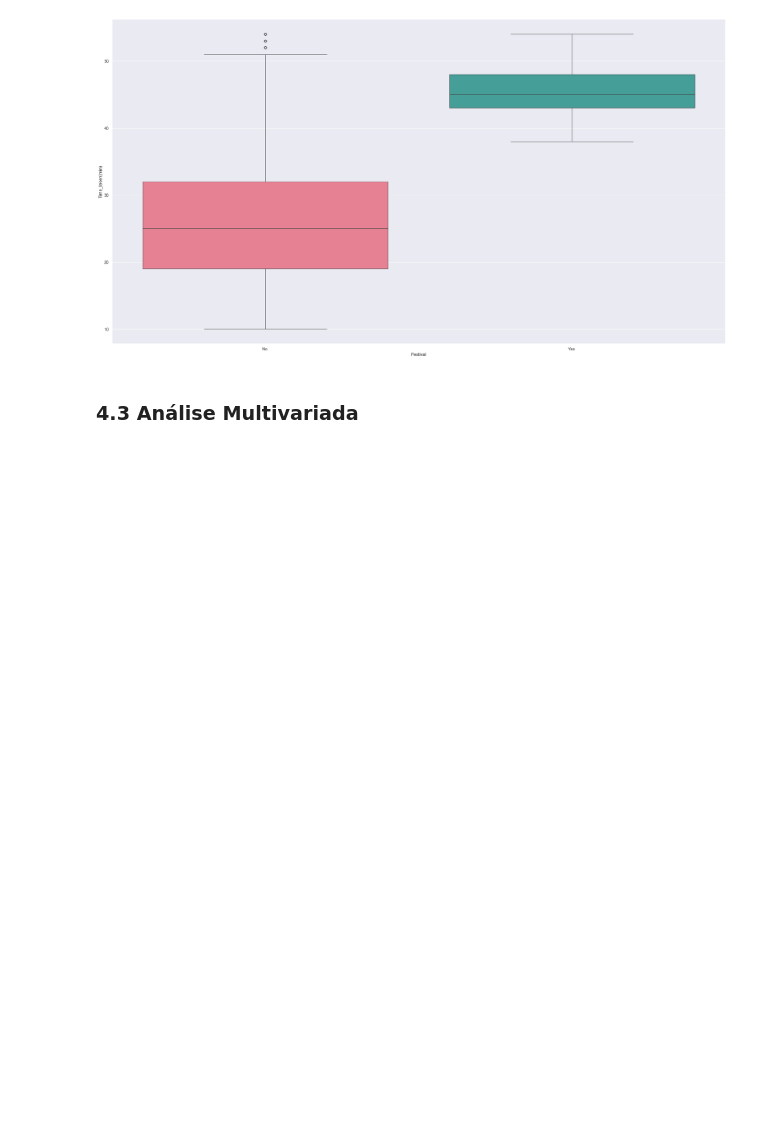
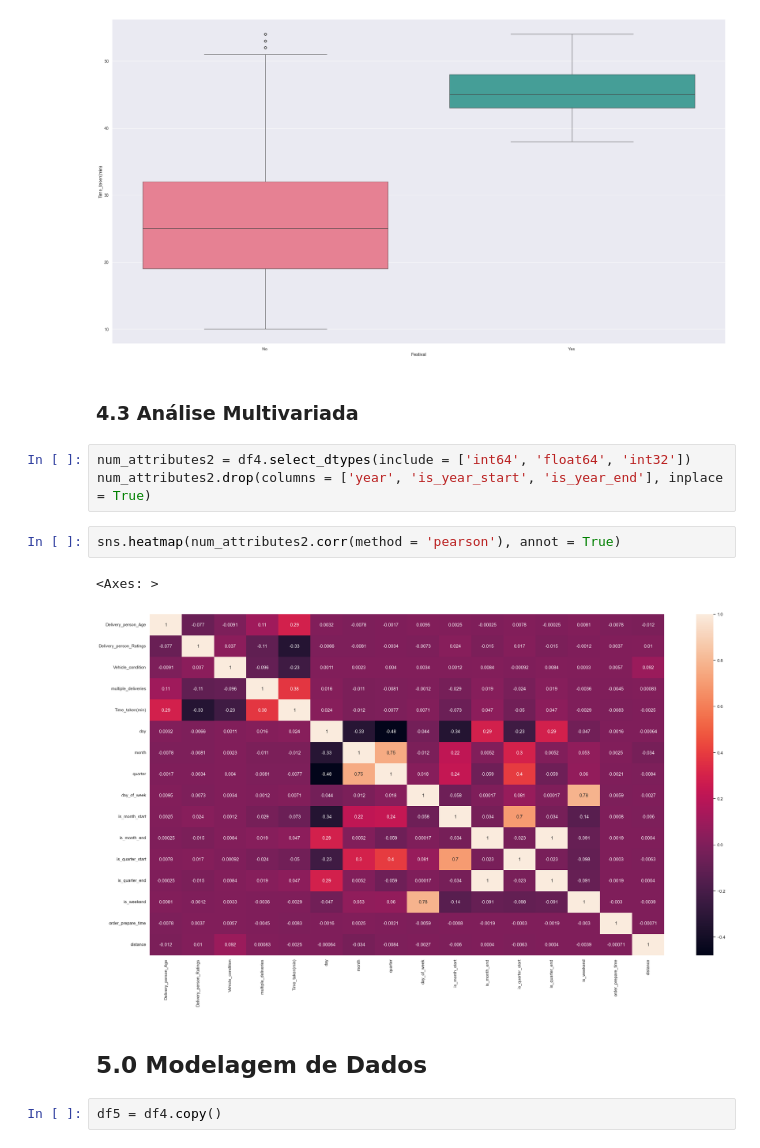
Before and after one commit to samantasobral/projeto_integrador_2, a Jupyter notebook: notebooks/Delivery.ipynb, the cells around one changed output. Drawn from its saved outputs; the diff is of its cells as text; blank space fills up the shorter version.

```diff
--- a/notebooks/Delivery.ipynb
+++ b/notebooks/Delivery.ipynb
@@ -541,3 +540,15 @@ sns.boxplot(x='Festival', y='Time_taken(min)', data=df4, palette = 'husl', hue =
 [figure]
 # %% [markdown]
 ### 4.3 Análise Multivariada
+# %%
+num_attributes2 = df4.select_dtypes(include = ['int64', 'float64', 'int32'])
+num_attributes2.drop(columns = ['year', 'is_year_start', 'is_year_end'], inplace = True)
+# %%
+sns.heatmap(num_attributes2.corr(method = 'pearson'), annot = True)
+# %% [output]
+<Axes: >
+[figure, added]
+# %% [markdown]
+## 5.0 Modelagem de Dados
+# %%
+df5 = df4.copy()
```
Also changed, not shown: parts of 2 cells of this notebook.
